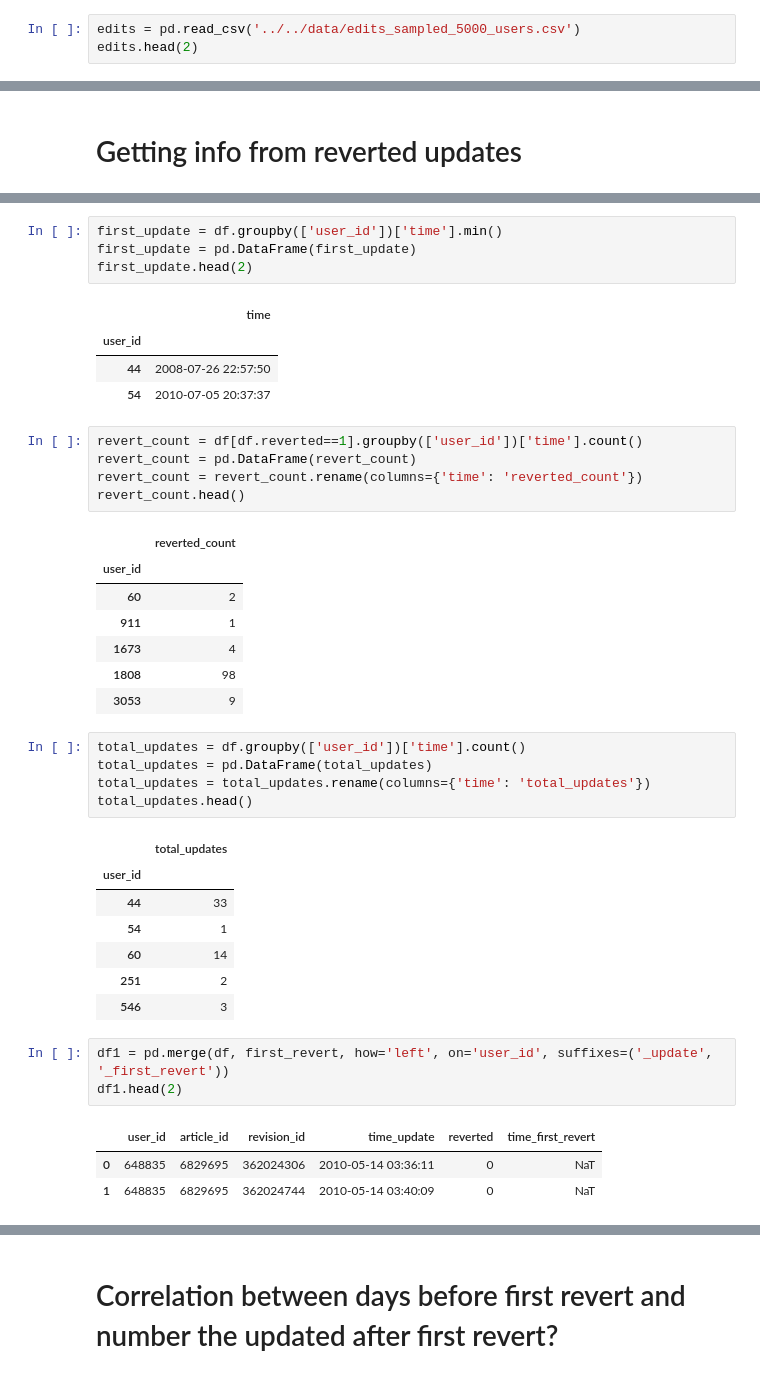
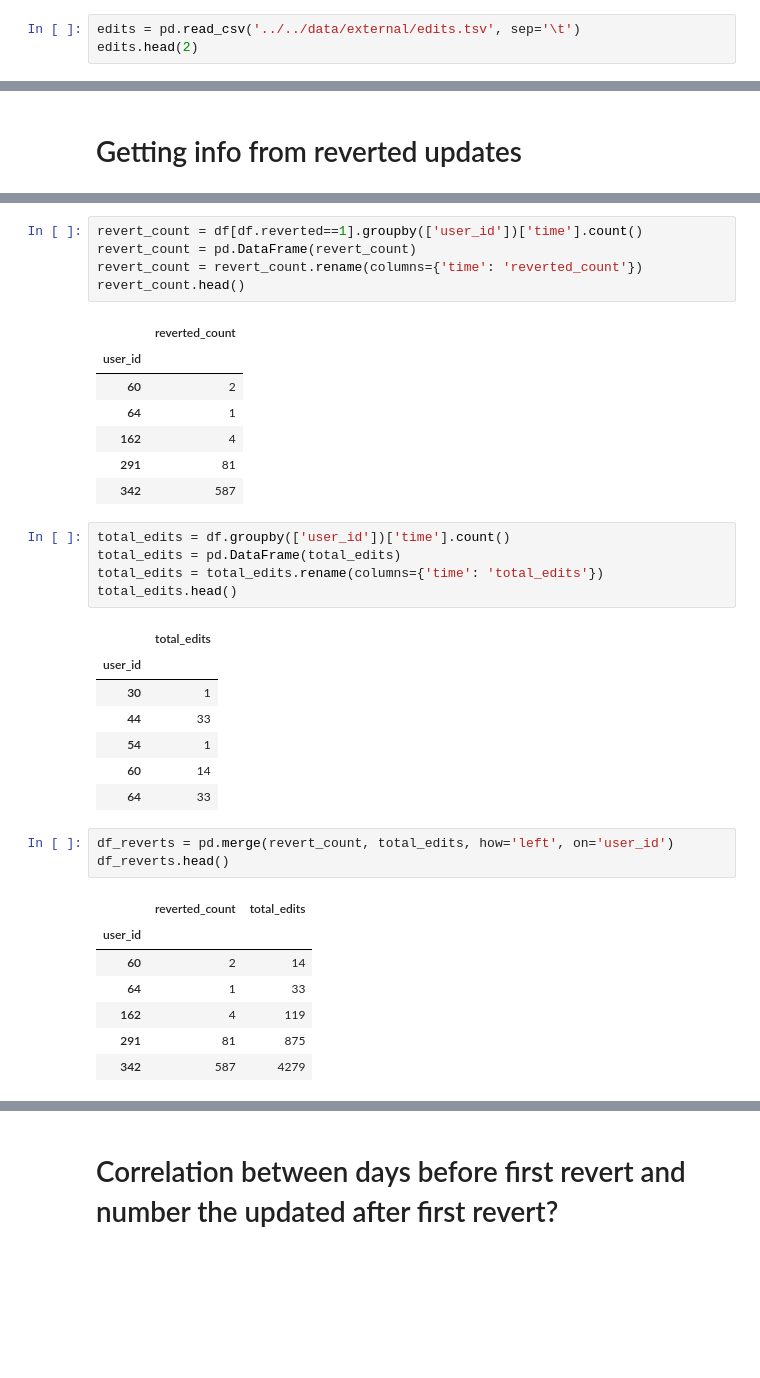
Before and after one commit to leportella/wiki-analysis, a Jupyter notebook: notebooks/insights/01-Insights-Edits.ipynb, the cells around one changed output, grey strips where cells are left out. Saved outputs shown, nothing was run; the diff lists cells and outputs as text; blank space fills up the shorter version.

```diff
--- a/notebooks/insights/01-Insights-Edits.ipynb
+++ b/notebooks/insights/01-Insights-Edits.ipynb
@@ -7,5 +10,5 @@ import pandas as pd
 # %%
-edits = pd.read_csv('../../data/edits_sampled_5000_users.csv')
+edits = pd.read_csv('../../data/external/edits.tsv', sep='\t')
 edits.head(2)
 # %% [output]
 |  | user_id | article_id | revision_id | namespace | timestamp | md5 | reverted | reverted_user_id | ... |
@@ -70,12 +157,3 @@ first_revert.head(2)
-# %%
-first_update = df.groupby(['user_id'])['time'].min()
-first_update = pd.DataFrame(first_update)
-first_update.head(2)
-# %% [output]
-|  | time |
-| user_id |  |
-| 44 | 2008-07-26 22:57:50 |
-| 54 | 2010-07-05 20:37:37 |
 # %%
 revert_count = df[df.reverted==1].groupby(['user_id'])['time'].count()
 revert_count = pd.DataFrame(revert_count)
@@ -85,27 +163,31 @@ revert_count.head()
 |  | reverted_count |
 | user_id |  |
 | 60 | 2 |
-| 911 | 1 |
-| 1673 | 4 |
-| 1808 | 98 |
-| 3053 | 9 |
+| 64 | 1 |
+| 162 | 4 |
+| 291 | 81 |
+| 342 | 587 |
 # %%
-total_updates = df.groupby(['user_id'])['time'].count()
-total_updates = pd.DataFrame(total_updates)
-total_updates = total_updates.rename(columns={'time': 'total_updates'})
-total_updates.head()
+total_edits = df.groupby(['user_id'])['time'].count()
+total_edits = pd.DataFrame(total_edits)
+total_edits = total_edits.rename(columns={'time': 'total_edits'})
+total_edits.head()
 # %% [output]
-|  | total_updates |
+|  | total_edits |
 | user_id |  |
+| 30 | 1 |
 | 44 | 33 |
 | 54 | 1 |
 | 60 | 14 |
-| 251 | 2 |
-| 546 | 3 |
+| 64 | 33 |
 # %%
-df1 = pd.merge(df, first_revert, how='left', on='user_id', suffixes=('_update', '_first_revert'))
-df1.head(2)
+df_reverts = pd.merge(revert_count, total_edits, how='left', on='user_id')
+df_reverts.head()
 # %% [output]
-|  | user_id | article_id | revision_id | time_update | reverted | time_first_revert |
-| 0 | 648835 | 6829695 | 362024306 | 2010-05-14 03:36:11 | 0 | NaT |
-| 1 | 648835 | 6829695 | 362024744 | 2010-05-14 03:40:09 | 0 | NaT |
+|  | reverted_count | total_edits |
+| user_id |  |  |
+| 60 | 2 | 14 |
+| 64 | 1 | 33 |
+| 162 | 4 | 119 |
+| 291 | 81 | 875 |
+| 342 | 587 | 4279 |
```
Also changed, not shown: parts of 41 cells of this notebook, 1 other file.
